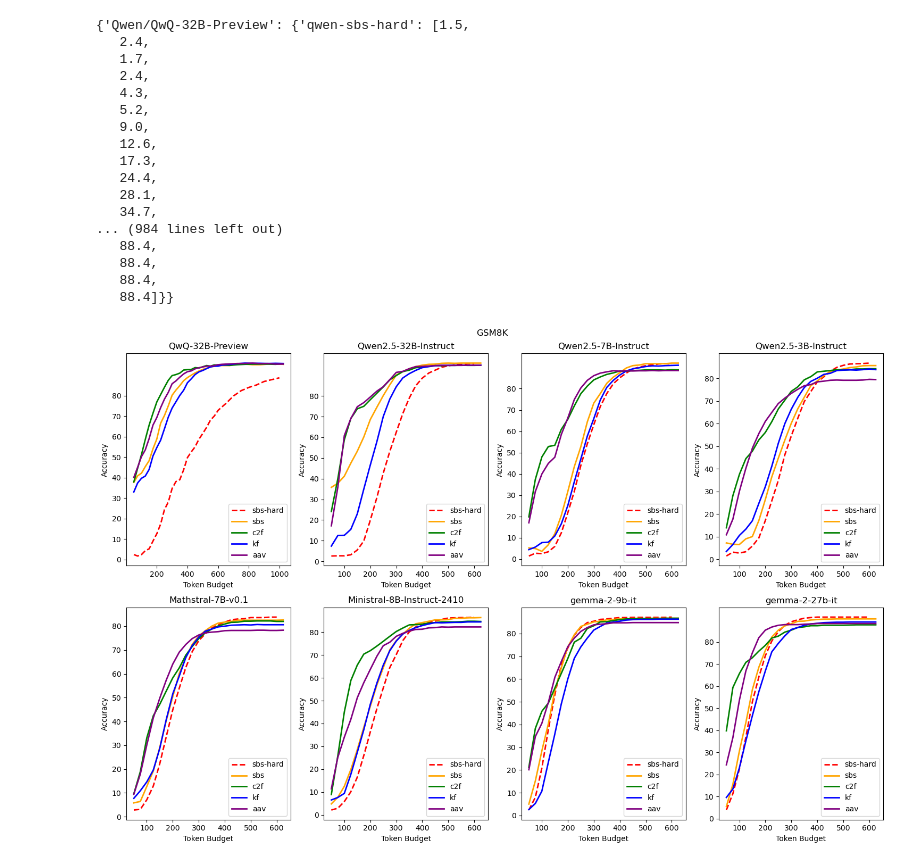
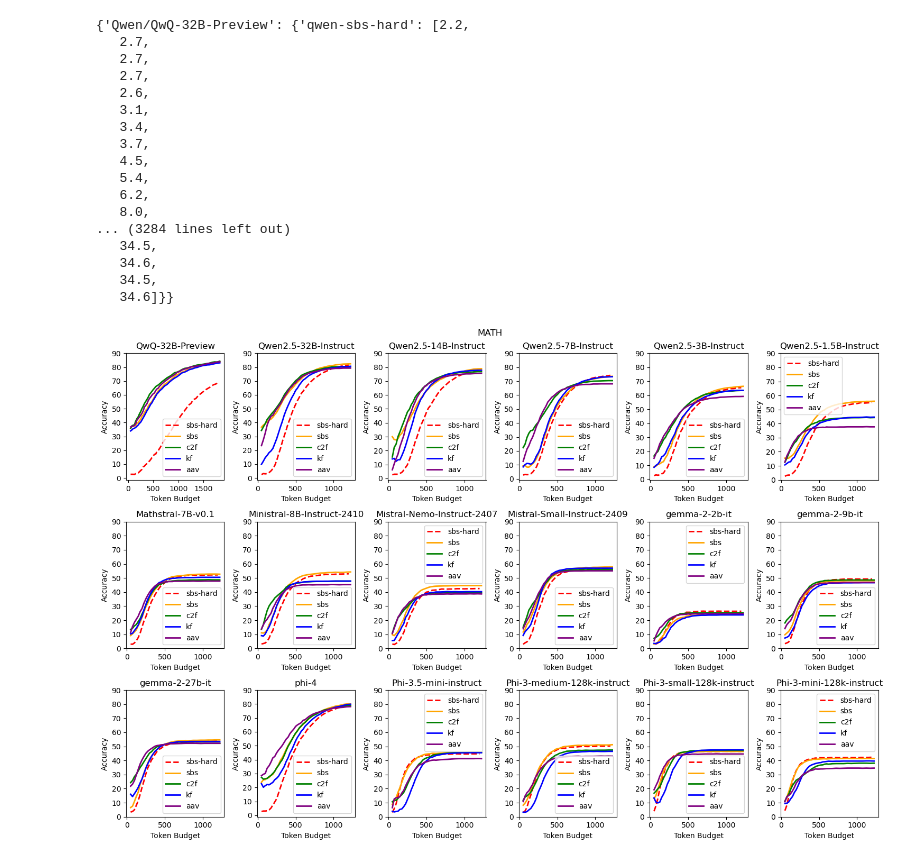
Before and after one commit to miniTsl/Time-Constrained-CoT, a Jupyter notebook: plot/plot_gsm8k.ipynb, the cells around one changed output. Cells and saved outputs as stored; diff of their text form; code cells hidden in the pictures.

```diff
--- a/plot/plot_gsm8k.ipynb
+++ b/plot/plot_gsm8k.ipynb
@@ -5,20 +5,26 @@ import numpy as np
 import json
 
 
-file_dir = "../outputs/1_10/"
+file_dir = "/data03/sunyi/time_constrained_cot/outputs/1_10"
 model_list = [
     "Qwen/QwQ-32B-Preview",
     "Qwen/Qwen2.5-32B-Instruct",
-    # "Qwen/Qwen2.5-14B-Instruct",
+    "Qwen/Qwen2.5-14B-Instruct",
     "Qwen/Qwen2.5-7B-Instruct",
     "Qwen/Qwen2.5-3B-Instruct",
-    # "Qwen/Qwen2.5-1.5B-Instruct",
+    "Qwen/Qwen2.5-1.5B-Instruct",
     "mistralai/Mathstral-7B-v0.1",
     "mistralai/Ministral-8B-Instruct-2410",
-    # "mistralai/Mistral-Nemo-Instruct-2407",
-    # "mistralai/Mistral-Small-Instruct-2409",
+    "mistralai/Mistral-Nemo-Instruct-2407",
+    "mistralai/Mistral-Small-Instruct-2409",
+    "google/gemma-2-2b-it",
     "google/gemma-2-9b-it",
     "google/gemma-2-27b-it",
+    "microsoft/phi-4",
+    "microsoft/Phi-3.5-mini-instruct",
+    "microsoft/Phi-3-medium-128k-instruct",
+    "microsoft/Phi-3-small-128k-instruct",
+    "microsoft/Phi-3-mini-128k-instruct",
 ]
 # %%
 
@@ -36,12 +42,18 @@ MODEL_SERIES_MAP = {
     "Qwen/Qwen2.5-7B-Instruct": "qwen",
     "Qwen/Qwen2.5-3B-Instruct": "qwen",
     "Qwen/Qwen2.5-1.5B-Instruct": "qwen",
+    "google/gemma-2-2b-it": "gemma",
     "google/gemma-2-9b-it": "gemma",
     "google/gemma-2-27b-it": "gemma",
     "mistralai/Mathstral-7B-v0.1": "mistral",
     "mistralai/Ministral-8B-Instruct-2410": "mistral",
     "mistralai/Mistral-Nemo-Instruct-2407": "mistral",
     "mistralai/Mistral-Small-Instruct-2409": "mistral",
+    "microsoft/phi-4": "phi4",
+    "microsoft/Phi-3-medium-128k-instruct": "phi3medium",
+    "microsoft/Phi-3-small-128k-instruct": "phi3small",
+    "microsoft/Phi-3.5-mini-instruct": "phi3mini",
+    "microsoft/Phi-3-mini-128k-instruct": "phi3mini",
 }
 
 
@@ -89,7 +101,7 @@ def gen_budget_list(budget, data_name, model):
                     budget_list.append(i)
         return budget_list
 # %%
-dataset = "gsm8k"
+dataset = "math"
 something = "_-1_seed0_t0.0_s0_e-1"
 # %%
 model_acc_dicts = {}
@@ -110,28 +122,28 @@ for model in model_list:
 
 model_acc_dicts
 # %% [output]
-{'Qwen/QwQ-32B-Preview': {'qwen-sbs-hard': [1.5,
-   2.4,
-   1.7,
-   2.4,
-   4.3,
-   5.2,
-   9.0,
-   12.6,
-   17.3,
-   24.4,
-   28.1,
-   34.7,
-... (984 lines left out)
-   88.4,
-   88.4,
-   88.4,
-   88.4]}}
+{'Qwen/QwQ-32B-Preview': {'qwen-sbs-hard': [2.2,
+   2.7,
+   2.7,
+   2.7,
+   2.6,
+   3.1,
+   3.4,
+   3.7,
+   4.5,
+   5.4,
+   6.2,
+   8.0,
+... (3284 lines left out)
+   34.5,
+   34.6,
+   34.5,
+   34.6]}}
 # %%
 colors = ["red", "orange", "green", "blue", "purple", "pink", "brown", "gray", "black", "white"]
 
 # Create a 2x3 subplot
-fig, axs = plt.subplots(2, 4, figsize=(15, 10))
+fig, axs = plt.subplots(3, 6, figsize=(15, 10))
 marker_size = 5  # Set the desired marker size
 line_width = 2   # Set the desired line width
 
@@ -139,32 +151,32 @@ line_width = 2   # Set the desired line width
 axs = axs.flatten()
 
 # Plot all lines first without labels
 for index, model in enumerate(model_list):
     budget_list = gen_budget_list(1, dataset, model)
     model_prompt_list = MODEL_SERIES_PROMPT_TYPE_MAP[MODEL_SERIES_MAP[model]]
     for prompt_type in model_prompt_list:
         if "sbs-hard" in prompt_type:
             axs[index].plot(budget_list[1:], model_acc_dicts[model][prompt_type][1:], linestyle='--', color="red", label="sbs-hard", linewidth=line_width)
         elif "sbs" in prompt_type:
             axs[index].plot([budget + 25 for budget in budget_list], model_acc_dicts[model][prompt_type], linestyle='-', color="orange", label="sbs", linewidth=line_width)
         elif "c2f" in prompt_type:
             axs[index].plot([budget + 25 for budget in budget_list], model_acc_dicts[model][prompt_type], linestyle='-', color="green", label="c2f", linewidth=line_width)
         elif "kf" in prompt_type:
             axs[index].plot([budget + 25 for budget in budget_list], model_acc_dicts[model][prompt_type], linestyle='-', color="blue", label="kf", linewidth=line_width)
         elif "aav" in prompt_type:
             axs[index].plot([budget + 25 for budget in budget_list], model_acc_dicts[model][prompt_type], linestyle='-', color="purple", label="aav", linewidth=line_width)
         axs[index].set_xlabel("Token Budget")
         axs[index].set_ylabel("Accuracy")
         axs[index].set_title(f"{model.split('/')[-1]}")
         axs[index].legend()
 
         # Set y-axis and x-axis ticks
-        axs[index].set_yticks(range(0, 81, 10))  # Set y-axis interval to 10
+        axs[index].set_yticks(range(0, 91, 10))  # Set y-axis interval to 10
         # axs[index].set_xticks(range(0, 551, 50))  # Set x-axis interval to 50
 
 # set the title
 plt.suptitle(f"{dataset}".upper())
 # Adjust layout
 plt.tight_layout()
 # %% [output]
-[figure, old version]
+[figure, new version]
```
Also changed, not shown: 5 other files.
